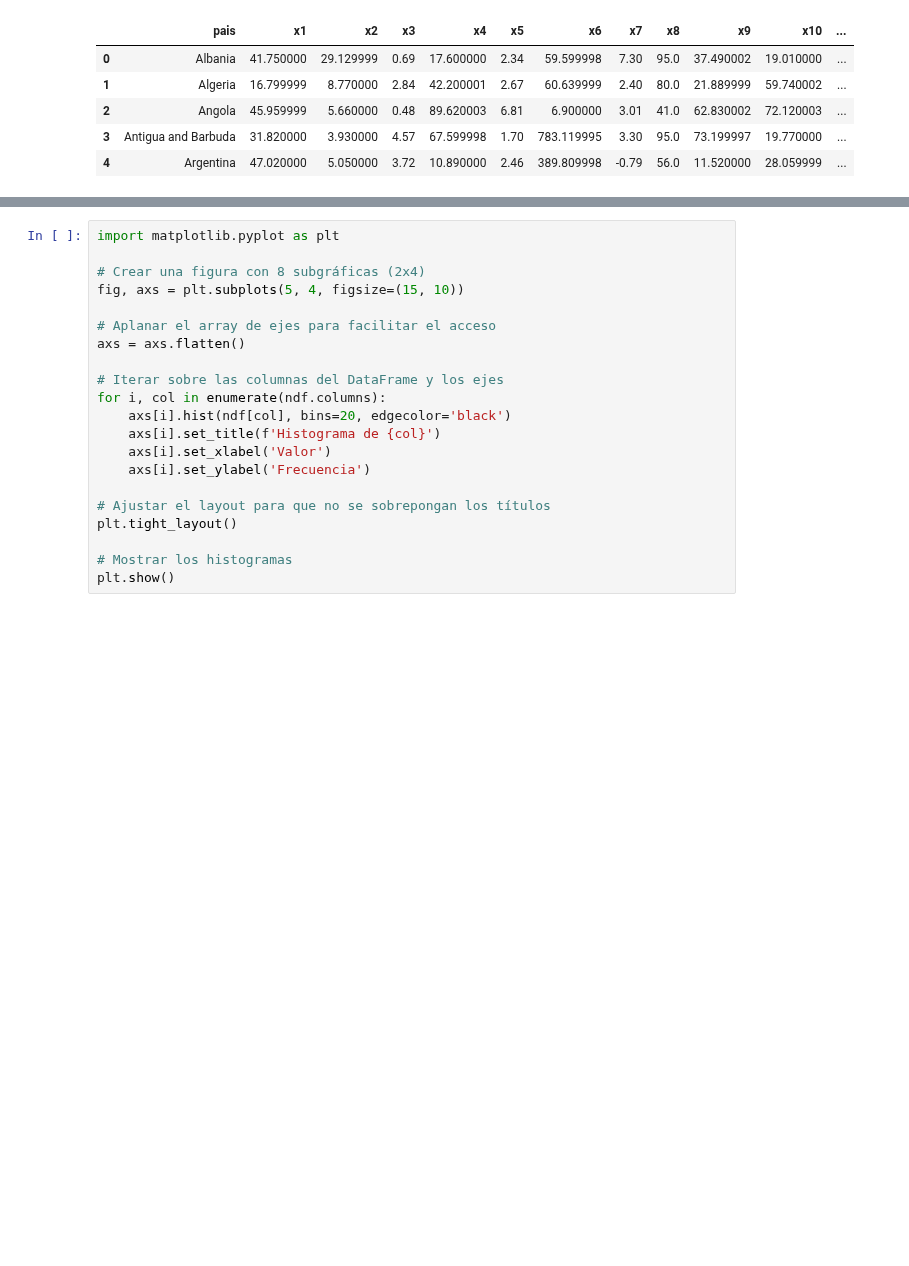
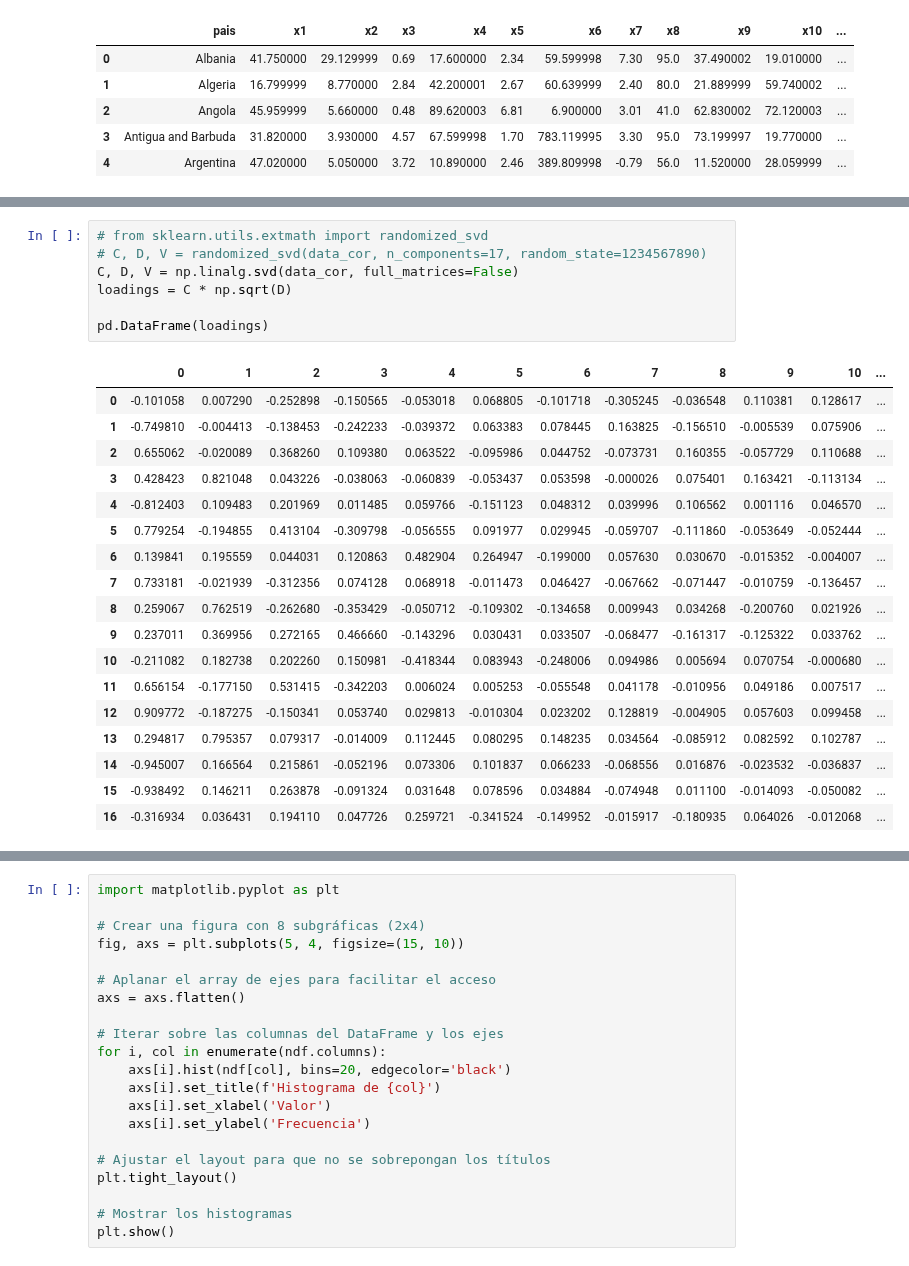
Before and after one commit to DavidGuzzi/MECMT04, a Jupyter notebook: problem_set_5/ps5.ipynb, the cells around one changed output, grey strips where cells are left out. Saved outputs shown, nothing was run; the diff lists cells and outputs as text; blank space fills up the shorter version.

```diff
--- a/problem_set_5/ps5.ipynb
+++ b/problem_set_5/ps5.ipynb
@@ -31,0 +79,26 @@ ndf = df.iloc[:,1:]
+# %%
+# from sklearn.utils.extmath import randomized_svd
+# C, D, V = randomized_svd(data_cor, n_components=17, random_state=1234567890)
+C, D, V = np.linalg.svd(data_cor, full_matrices=False)
+loadings = C * np.sqrt(D)
+
+pd.DataFrame(loadings)
+# %% [output]
+|  | 0 | 1 | 2 | 3 | 4 | 5 | 6 | 7 | 8 | 9 | 10 | ... |
+| 0 | -0.101058 | 0.007290 | -0.252898 | -0.150565 | -0.053018 | 0.068805 | -0.101718 | -0.305245 | -0.036548 | 0.110381 | 0.128617 | ... |
+| 1 | -0.749810 | -0.004413 | -0.138453 | -0.242233 | -0.039372 | 0.063383 | 0.078445 | 0.163825 | -0.156510 | -0.005539 | 0.075906 | ... |
+| 2 | 0.655062 | -0.020089 | 0.368260 | 0.109380 | 0.063522 | -0.095986 | 0.044752 | -0.073731 | 0.160355 | -0.057729 | 0.110688 | ... |
+| 3 | 0.428423 | 0.821048 | 0.043226 | -0.038063 | -0.060839 | -0.053437 | 0.053598 | -0.000026 | 0.075401 | 0.163421 | -0.113134 | ... |
+| 4 | -0.812403 | 0.109483 | 0.201969 | 0.011485 | 0.059766 | -0.151123 | 0.048312 | 0.039996 | 0.106562 | 0.001116 | 0.046570 | ... |
+| 5 | 0.779254 | -0.194855 | 0.413104 | -0.309798 | -0.056555 | 0.091977 | 0.029945 | -0.059707 | -0.111860 | -0.053649 | -0.052444 | ... |
+| 6 | 0.139841 | 0.195559 | 0.044031 | 0.120863 | 0.482904 | 0.264947 | -0.199000 | 0.057630 | 0.030670 | -0.015352 | -0.004007 | ... |
+| 7 | 0.733181 | -0.021939 | -0.312356 | 0.074128 | 0.068918 | -0.011473 | 0.046427 | -0.067662 | -0.071447 | -0.010759 | -0.136457 | ... |
+| 8 | 0.259067 | 0.762519 | -0.262680 | -0.353429 | -0.050712 | -0.109302 | -0.134658 | 0.009943 | 0.034268 | -0.200760 | 0.021926 | ... |
+| 9 | 0.237011 | 0.369956 | 0.272165 | 0.466660 | -0.143296 | 0.030431 | 0.033507 | -0.068477 | -0.161317 | -0.125322 | 0.033762 | ... |
+| 10 | -0.211082 | 0.182738 | 0.202260 | 0.150981 | -0.418344 | 0.083943 | -0.248006 | 0.094986 | 0.005694 | 0.070754 | -0.000680 | ... |
+| 11 | 0.656154 | -0.177150 | 0.531415 | -0.342203 | 0.006024 | 0.005253 | -0.055548 | 0.041178 | -0.010956 | 0.049186 | 0.007517 | ... |
+| 12 | 0.909772 | -0.187275 | -0.150341 | 0.053740 | 0.029813 | -0.010304 | 0.023202 | 0.128819 | -0.004905 | 0.057603 | 0.099458 | ... |
+| 13 | 0.294817 | 0.795357 | 0.079317 | -0.014009 | 0.112445 | 0.080295 | 0.148235 | 0.034564 | -0.085912 | 0.082592 | 0.102787 | ... |
+| 14 | -0.945007 | 0.166564 | 0.215861 | -0.052196 | 0.073306 | 0.101837 | 0.066233 | -0.068556 | 0.016876 | -0.023532 | -0.036837 | ... |
+| 15 | -0.938492 | 0.146211 | 0.263878 | -0.091324 | 0.031648 | 0.078596 | 0.034884 | -0.074948 | 0.011100 | -0.014093 | -0.050082 | ... |
+| 16 | -0.316934 | 0.036431 | 0.194110 | 0.047726 | 0.259721 | -0.341524 | -0.149952 | -0.015917 | -0.180935 | 0.064026 | -0.012068 | ... |
```
Also changed, not shown: parts of 26 cells of this notebook.
